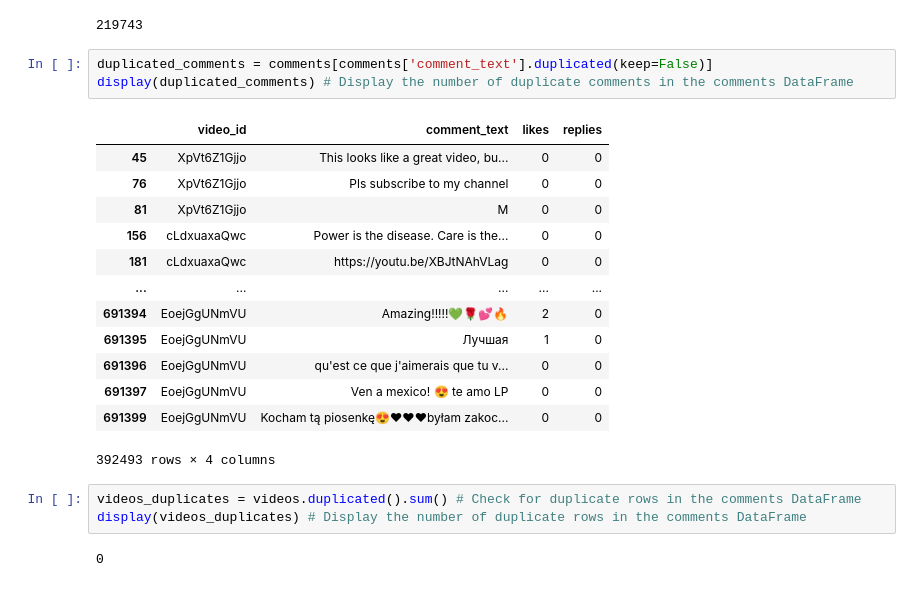
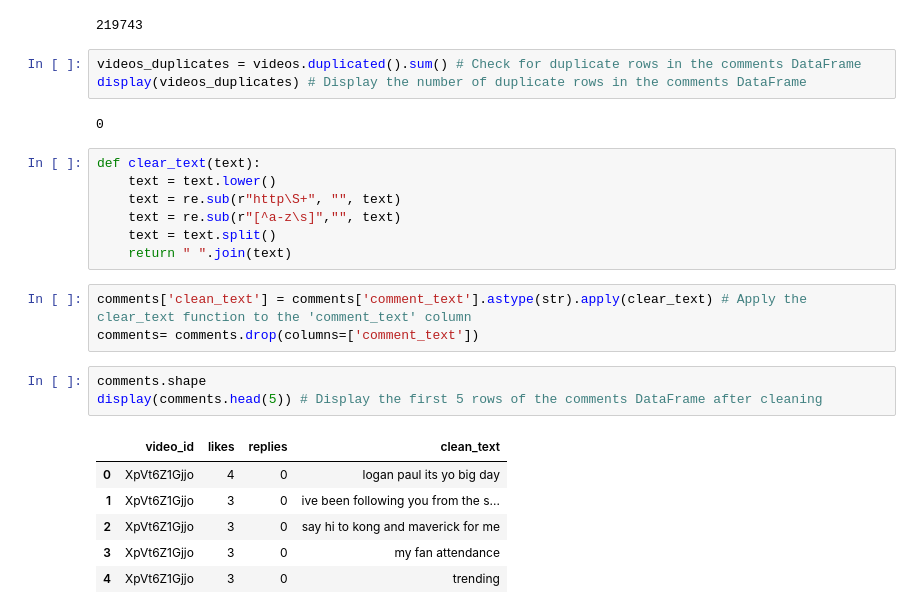
Before and after one commit to betanight/youtube_sentiment_analysis, a Jupyter notebook: notebooks/eda_analysis_jeel.ipynb, the cells around one changed output. Cells and saved outputs as stored; diff of their text form.

```diff
--- a/notebooks/eda_analysis_jeel.ipynb
+++ b/notebooks/eda_analysis_jeel.ipynb
@@ -164,25 +173,28 @@ comments_duplicates = comments.duplicated().sum() # Check for duplicate rows in
 display(comments_duplicates) # Display the number of duplicate rows in the comments DataFrame
 # %% [output]
 219743
-# %%
-duplicated_comments = comments[comments['comment_text'].duplicated(keep=False)]
-display(duplicated_comments) # Display the number of duplicate comments in the comments DataFrame
-# %% [output]
-|  | video_id | comment_text | likes | replies |
-| 45 | XpVt6Z1Gjjo | This looks like a great video, bu... | 0 | 0 |
-| 76 | XpVt6Z1Gjjo | Pls subscribe to my channel | 0 | 0 |
-| 81 | XpVt6Z1Gjjo | M | 0 | 0 |
-| 156 | cLdxuaxaQwc | Power is the disease. Care is the... | 0 | 0 |
-| 181 | cLdxuaxaQwc | https://youtu.be/XBJtNAhVLag | 0 | 0 |
-| ... | ... | ... | ... | ... |
-| 691394 | EoejGgUNmVU | Amazing!!!!!💚🌹💕🔥 | 2 | 0 |
-| 691395 | EoejGgUNmVU | Лучшая | 1 | 0 |
-| 691396 | EoejGgUNmVU | qu'est ce que j'aimerais que tu v... | 0 | 0 |
-| 691397 | EoejGgUNmVU | Ven a mexico! 😍 te amo LP | 0 | 0 |
-| 691399 | EoejGgUNmVU | Kocham tą piosenkę😍❤❤❤byłam zakoc... | 0 | 0 |
-392493 rows × 4 columns
 # %%
 videos_duplicates = videos.duplicated().sum() # Check for duplicate rows in the comments DataFrame
 display(videos_duplicates) # Display the number of duplicate rows in the comments DataFrame
 # %% [output]
 0
+# %%
+def clear_text(text):
+    text = text.lower()
+    text = re.sub(r"http\S+", "", text)
+    text = re.sub(r"[^a-z\s]","", text)
+    text = text.split()
+    return " ".join(text)
+# %%
+comments['clean_text'] = comments['comment_text'].astype(str).apply(clear_text) # Apply the clear_text function to the 'comment_text' column
+comments= comments.drop(columns=['comment_text'])
+# %%
+comments.shape
+display(comments.head(5)) # Display the first 5 rows of the comments DataFrame after cleaning
+# %% [output]
+|  | video_id | likes | replies | clean_text |
+| 0 | XpVt6Z1Gjjo | 4 | 0 | logan paul its yo big day |
+| 1 | XpVt6Z1Gjjo | 3 | 0 | ive been following you from the s... |
+| 2 | XpVt6Z1Gjjo | 3 | 0 | say hi to kong and maverick for me |
+| 3 | XpVt6Z1Gjjo | 3 | 0 | my fan attendance |
+| 4 | XpVt6Z1Gjjo | 3 | 0 | trending |
```
Also changed, not shown: parts of 7 cells of this notebook.
